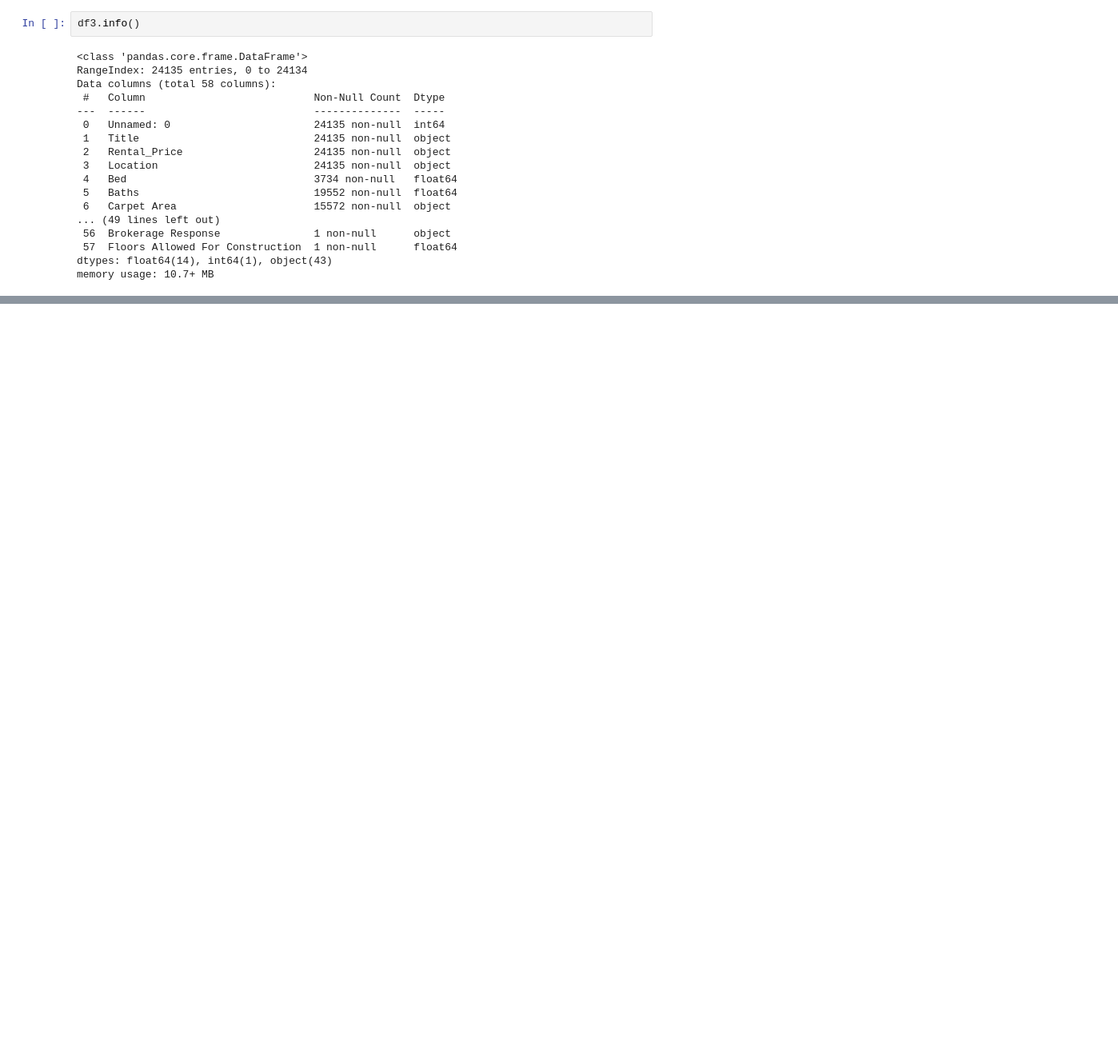
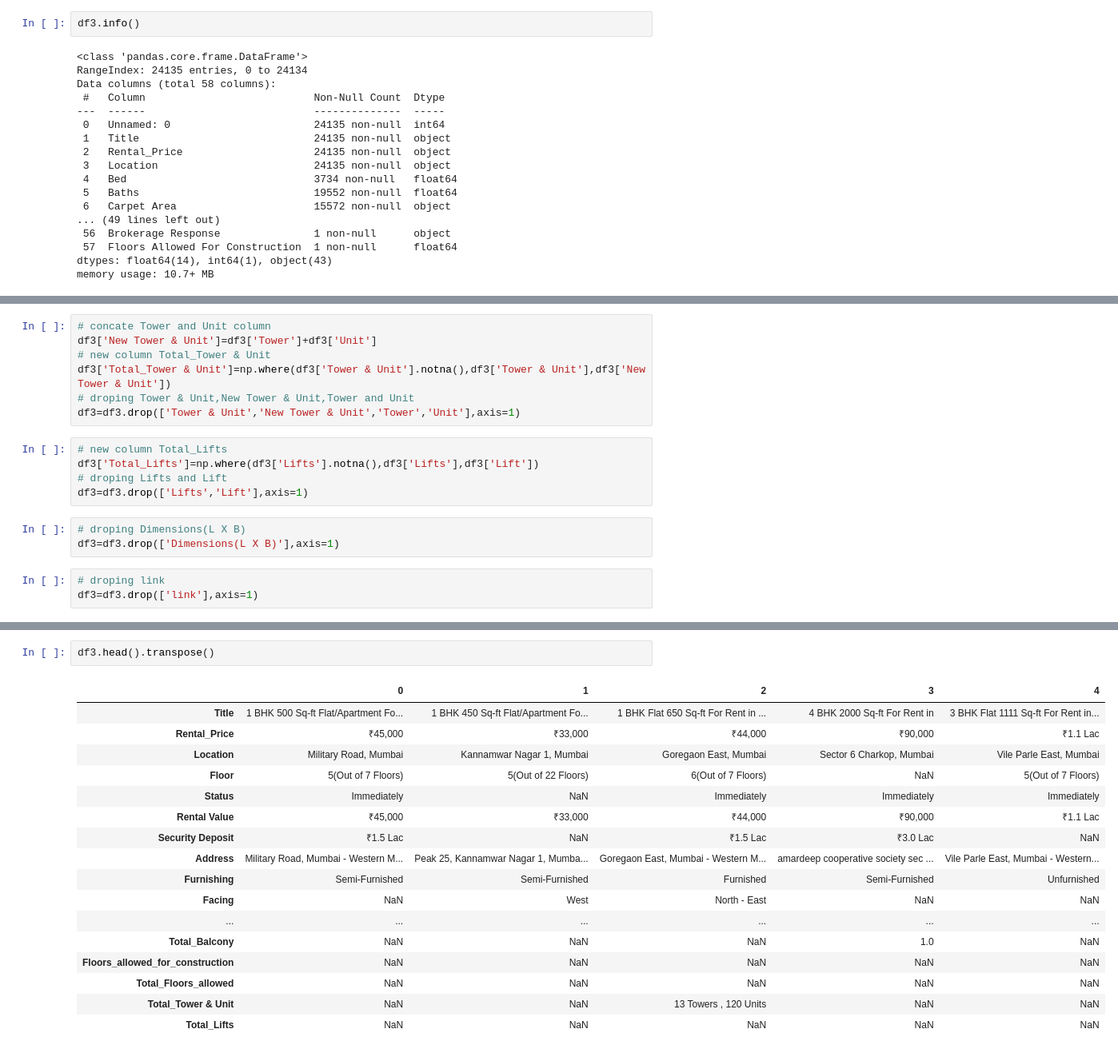
Before and after one commit to Himanshu7d3/House_Rent_Prediction, a Jupyter notebook: New_Data_Cleaning.ipynb, the cells around one changed output, grey strips where cells are left out. Shown at 80% size. Saved outputs shown, nothing was run; the diff lists cells and outputs as text; blank space fills up the shorter version.

```diff
--- a/New_Data_Cleaning.ipynb
+++ b/New_Data_Cleaning.ipynb
@@ -202,0 +127,18 @@ array([nan,  3.,  9.,  6.,  4.,  5.,  2.])
+# %%
+# concate Tower and Unit column
+df3['New Tower & Unit']=df3['Tower']+df3['Unit']
+# new column Total_Tower & Unit
+df3['Total_Tower & Unit']=np.where(df3['Tower & Unit'].notna(),df3['Tower & Unit'],df3['New Tower & Unit'])
+# droping Tower & Unit,New Tower & Unit,Tower and Unit
+df3=df3.drop(['Tower & Unit','New Tower & Unit','Tower','Unit'],axis=1)
+# %%
+# new column Total_Lifts
+df3['Total_Lifts']=np.where(df3['Lifts'].notna(),df3['Lifts'],df3['Lift'])
+# droping Lifts and Lift
+df3=df3.drop(['Lifts','Lift'],axis=1)
+# %%
+# droping Dimensions(L X B)
+df3=df3.drop(['Dimensions(L X B)'],axis=1)
+# %%
+# droping link
+df3=df3.drop(['link'],axis=1)
@@ -202,0 +165,20 @@ array([nan,  3.,  9.,  6.,  4.,  5.,  2.])
+# %%
+df3.head().transpose()
+# %% [output]
+|  | 0 | 1 | 2 | 3 | 4 |
+| Title | 1 BHK 500 Sq-ft Flat/Apartment Fo... | 1 BHK 450 Sq-ft Flat/Apartment Fo... | 1 BHK Flat 650 Sq-ft For Rent in ... | 4 BHK 2000 Sq-ft For Rent in | 3 BHK Flat 1111 Sq-ft For Rent in... |
+| Rental_Price | ₹45,000 | ₹33,000 | ₹44,000 | ₹90,000 | ₹1.1 Lac |
+| Location | Military Road, Mumbai | Kannamwar Nagar 1, Mumbai | Goregaon East, Mumbai | Sector 6 Charkop, Mumbai | Vile Parle East, Mumbai |
+| Floor | 5(Out of 7 Floors) | 5(Out of 22 Floors) | 6(Out of 7 Floors) | NaN | 5(Out of 7 Floors) |
+| Status | Immediately | NaN | Immediately | Immediately | Immediately |
+| Rental Value | ₹45,000 | ₹33,000 | ₹44,000 | ₹90,000 | ₹1.1 Lac |
+| Security Deposit | ₹1.5 Lac | NaN | ₹1.5 Lac | ₹3.0 Lac | NaN |
+| Address | Military Road, Mumbai - Western M... | Peak 25, Kannamwar Nagar 1, Mumba... | Goregaon East, Mumbai - Western M... | amardeep cooperative society sec ... | Vile Parle East, Mumbai - Western... |
+| Furnishing | Semi-Furnished | Semi-Furnished | Furnished | Semi-Furnished | Unfurnished |
+| Facing | NaN | West | North - East | NaN | NaN |
+| ... | ... | ... | ... | ... | ... |
+| Total_Balcony | NaN | NaN | NaN | 1.0 | NaN |
+| Floors_allowed_for_construction | NaN | NaN | NaN | NaN | NaN |
+| Total_Floors_allowed | NaN | NaN | NaN | NaN | NaN |
+| Total_Tower & Unit | NaN | NaN | 13 Towers , 120 Units | NaN | NaN |
+| Total_Lifts | NaN | NaN | NaN | NaN | NaN |
```
Also changed, not shown: parts of 36 cells of this notebook.
